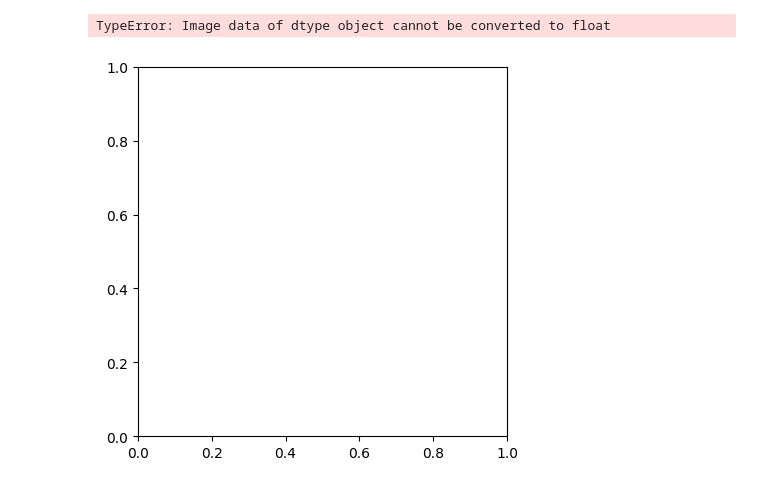
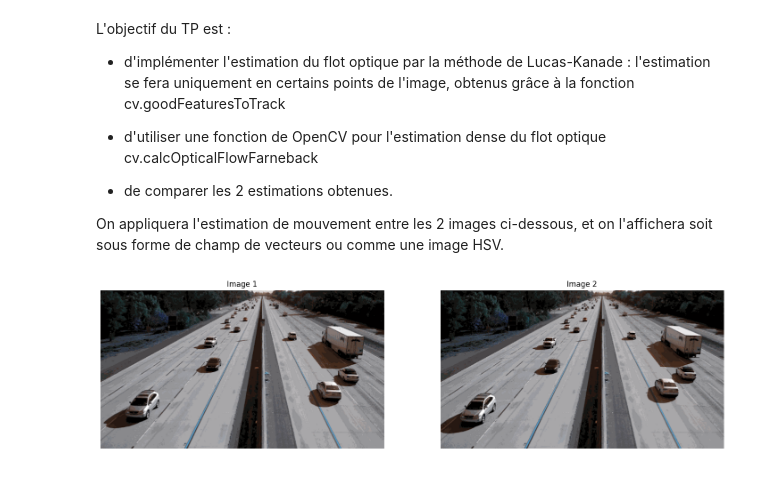
Before and after one commit to Uthmankontao/Traitement_des_Images, a Jupyter notebook: Image_PetitJean/Travaux pratiques/TP01.ipynb, the cells around one changed output. Cells and saved outputs as stored; diff of their text form; code cells hidden in the pictures.

Commit message:
finalisation du tp d'images sur l'estimation de mouvement

```diff
--- a/Image_PetitJean/Travaux pratiques/TP01.ipynb
+++ b/Image_PetitJean/Travaux pratiques/TP01.ipynb
@@ -4,8 +5,13 @@ import matplotlib.pyplot as plt
+# %% [markdown]
+L'objectif du TP est :
+
+- d'implémenter l'estimation du flot optique par la méthode de Lucas-Kanade : l'estimation se fera uniquement en certains points de l'image, obtenus grâce à la fonction cv.goodFeaturesToTrack
+
+- d'utiliser une fonction de OpenCV pour l'estimation dense du flot optique cv.calcOpticalFlowFarneback
+
+- de comparer les 2 estimations obtenues.
+
+On appliquera l'estimation de mouvement entre les 2 images ci-dessous, et on l'affichera soit sous forme de champ de vecteurs ou comme une image HSV.
 # %%
-img1 = cv2.imread("Travaux pratiques/donnees/frame1.png", cv2.COLOR_BGR2GRAY)
-img2 = cv2.imread("Travaux pratiques/donnees/frame2.png", cv2.COLOR_BGR2GRAY)
+img1 = cv2.imread('C:\\Users\\konta\\Desktop\\UFR SCIENCES ET TECHNIQUES\\Traitement Images\\Image_PetitJean\\Travaux pratiques\\donnees\\frame1.png')
+img2 = cv2.imread('C:\\Users\\konta\\Desktop\\UFR SCIENCES ET TECHNIQUES\\Traitement Images\\Image_PetitJean\\Travaux pratiques\\donnees\\frame2.png')
-# %%
-img = plt.imshow(img1)
-# %% [output]
-TypeError: Image data of dtype object cannot be converted to float
-[figure, removed]
@@ -13,0 +18,13 @@ img1_point = cv2.goodFeaturesToTrack(img1, maxCorners=100, qualityLevel=0.3, min
+# %%
+plt.figure(figsize=(18, 5))
+plt.subplot(1, 2, 1)  # (1, 2, 1) signifie 1 ligne, 2 colonnes, position 1
+plt.imshow(cv2.cvtColor(img1, cv2.COLOR_BGR2RGB))  # Convertit BGR en RGB
+plt.title('Image 1')
+plt.axis('off')
+plt.subplot(1, 2, 2)
+plt.imshow(cv2.cvtColor(img2, cv2.COLOR_BGR2RGB))
+plt.title('Image 2')
+plt.axis('off')
+plt.show()
+# %% [output]
+[figure, added]
```
Also changed, not shown: parts of 11 cells of this notebook, 4 other files.
